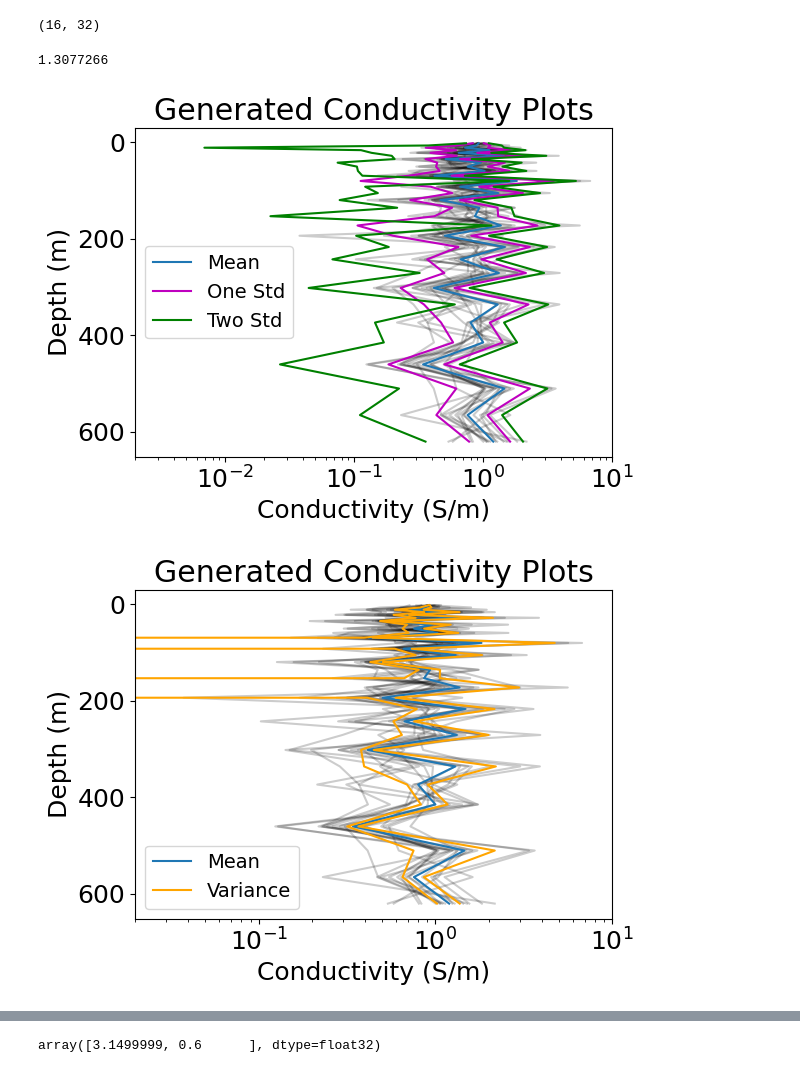
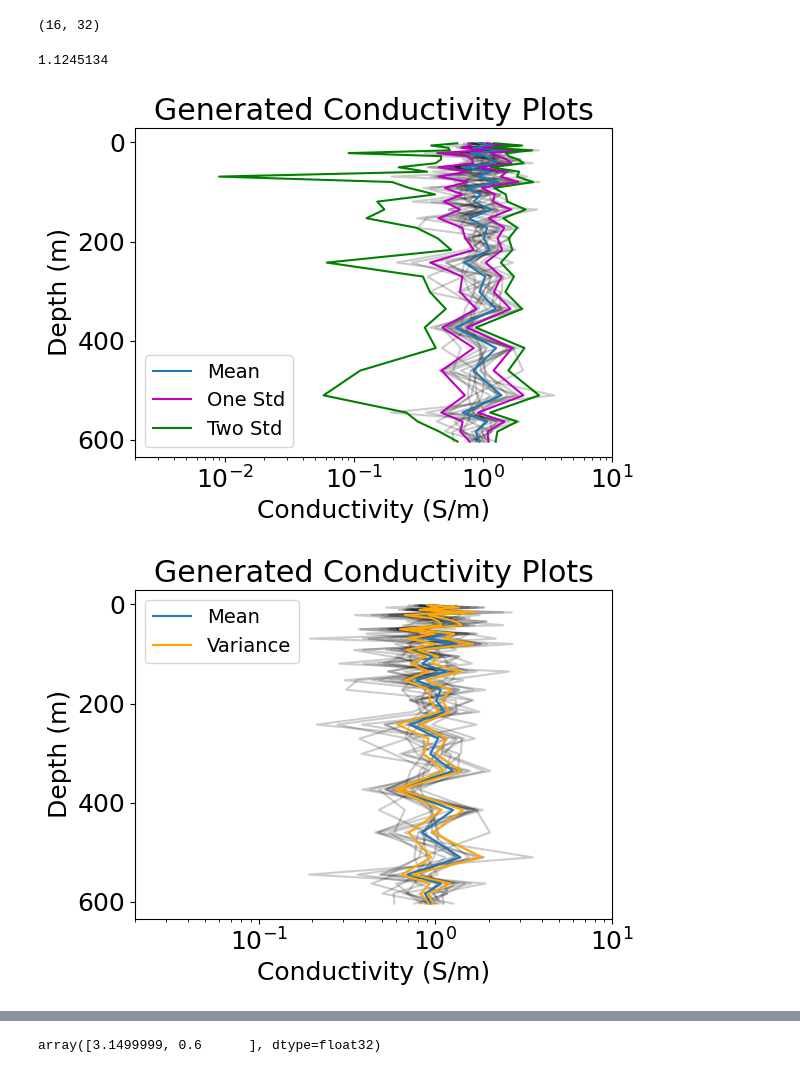
Before and after one commit to sarafhirsch/EM-CVAE-Graduate_Research, a Jupyter notebook: MT_64_Updated.ipynb, the cells around one changed output, grey strips where cells are left out. Drawn from its saved outputs; the diff is of its cells as text; code cells hidden in the pictures.

```diff
--- a/MT_64_Updated.ipynb
+++ b/MT_64_Updated.ipynb
@@ -237,9 +276,9 @@ network = vae.CVAE(depths,
                    max_model=max_model,
                    times = times,
                    norm_pad=norm_pad,
-#                    data_std=0.1,
-#                    model_std=.01,
-                   beta_vae=1,
+                   data_std=0.1,
+                   model_std=.01,
+                   beta_vae=4,
                    model_loss_type='ae',
                    data_loss_type='se'
                   )
@@ -258,25 +297,15 @@ def preprocess(filename):
     x = x.reshape(-1, n_cells, 1)
     return x
 
-def preprocess_obs(filename):
-    '''
-    Read RILD values from npy file
-    Convert to log conductivity
-    Reshape to include channel dimension
-    '''
-    x = np.log(1/np.load(filename))
-    x = x.reshape(-1, 30, 1)
-    return x
-
 x_train_log = preprocess('Line1_Central_Conductivity.npy')
 x_validate_log = preprocess('Line3_Central_Conductivity.npy')
 x_test1_log = preprocess('Line2_Central_Conductivity.npy')
 # x_test2_log = preprocess('KGS_RILD_64ft_test2.npy')
 # print(x_train_log)
 
-x_train_raw_log = preprocess_obs('Line1_Central_Observations.npy')
-x_validate_raw_log = preprocess_obs('Line3_Central_Observations.npy')
-x_test1_raw_log = preprocess_obs('Line2_Central_Observations.npy')
+x_train_raw_log = preprocess('Line1_Central_Observations.npy')
+x_validate_raw_log = preprocess('Line3_Central_Observations.npy')
+x_test1_raw_log = preprocess('Line2_Central_Observations.npy')
 #print(x_train_raw_log)
 
 x_train_raw = network.model_to_tanhs(x_train_raw_log)
@@ -432,7 +473,7 @@ network = vae.CVAE(depths,
 #                    model_std=model_std,
                    model_std=model_std_vec.reshape(1, -1, 1),
                    latent_dim=20,
-                   beta_vae=1,
+                   beta_vae=4,
                    model_loss_type='se',
                    data_loss_type='se'
                   )
@@ -896,38 +949,34 @@ plot_depths = np.r_[
 # print(zmd2_logs)
 mean_cond = np.mean((zmd2_logs),axis=0)
 std_cond = np.std((zmd2_logs),axis=0)
-mean_cond = np.delete(mean_cond, [-2,-1])
-std_cond = np.delete(std_cond, [-2,-1])
 uncertainty = np.mean(mean_cond+std_cond**2)
 print(uncertainty)
 # plt.semilogx(mean_cond, plot_depths)
 # plt.invert_yaxis()
 # %% [output]
-1.3077266
+1.1245134
 # %%
 fig, ax = plt.subplots()
 for log in zmd2_logs:
-    if len(log) != len(plot_depths):
-        log = np.delete(log, [-2,-1])
     ax.semilogx(log, plot_depths, c='k', alpha=0.2)
 ax.semilogx(mean_cond, plot_depths,label='Mean')
-ax.semilogx(mean_cond+std_cond,plot_depths, c='m', label="One Std")
-ax.semilogx(mean_cond-std_cond, plot_depths, c='m')
+ax.semilogx(np.abs(mean_cond+std_cond),plot_depths, c='m', label="One Std")
+ax.semilogx(np.abs(mean_cond-std_cond), plot_depths, c='m')
 ax.semilogx(np.abs(mean_cond+2*std_cond), plot_depths, c='g', label= 'Two Std') # type: ignore
 ax.semilogx(np.abs(mean_cond-2*std_cond), plot_depths, c='g')
 # ax.semilogx(mean_cond+std_cond**2, plot_depths)
 ax.invert_yaxis()
 ax.axes.set_xlabel("Conductivity (S/m)")
 ax.axes.set_ylabel("Depth (m)")
 ax.axes.set_xlim(2e-3, 1e1)
 ax.axes.set_title('Generated Conductivity Plots')
 ax.axes.legend(fontsize=14)
 
 plt.tight_layout()
 plt.savefig('Preliminary_generated_plots_mean&2std.jpg')
 plt.show()
 # %% [output]
-[figure, old version]
+[figure, new version]
 # %%
 fig, ax = plt.subplots()
 for log in zmd2_logs:
@@ -935,8 +984,8 @@ for log in zmd2_logs:
         log = np.delete(log, [-2,-1])
     ax.semilogx(log, plot_depths, c='k', alpha=0.2)
 ax.semilogx(mean_cond, plot_depths,label='Mean')
-ax.semilogx(mean_cond+std_cond**2, plot_depths, c='orange', label='Variance')
-ax.semilogx(mean_cond-std_cond**2, plot_depths, c='orange')
+ax.semilogx(np.abs(mean_cond+std_cond**2), plot_depths, c='orange', label='Variance')
+ax.semilogx(np.abs(mean_cond-std_cond**2), plot_depths, c='orange')
 ax.invert_yaxis()
 ax.axes.set_xlabel("Conductivity (S/m)")
 ax.axes.set_ylabel("Depth (m)")
@@ -948,7 +997,7 @@ plt.tight_layout()
 plt.savefig('Preliminary_generated_plots.jpg')
 plt.show()
 # %% [output]
-[figure, old version]
+[figure, new version]
 # %%
 network.plot_data(latent=zmd2)
 # %% [output]
```
Also changed, not shown: parts of 23 cells of this notebook, 17 other files.
